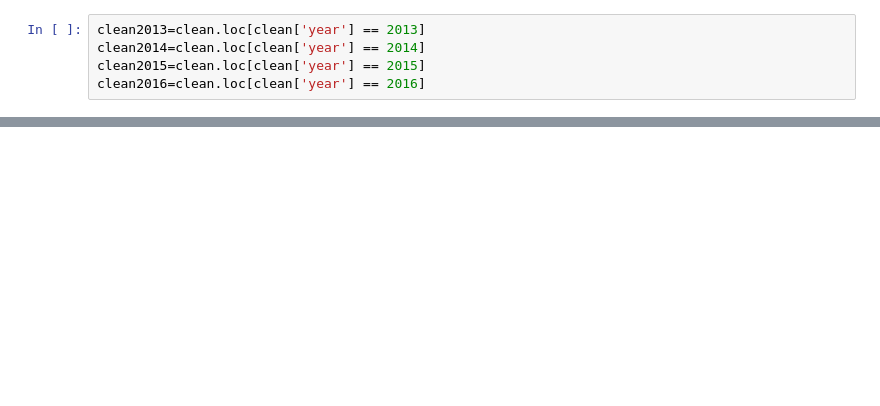
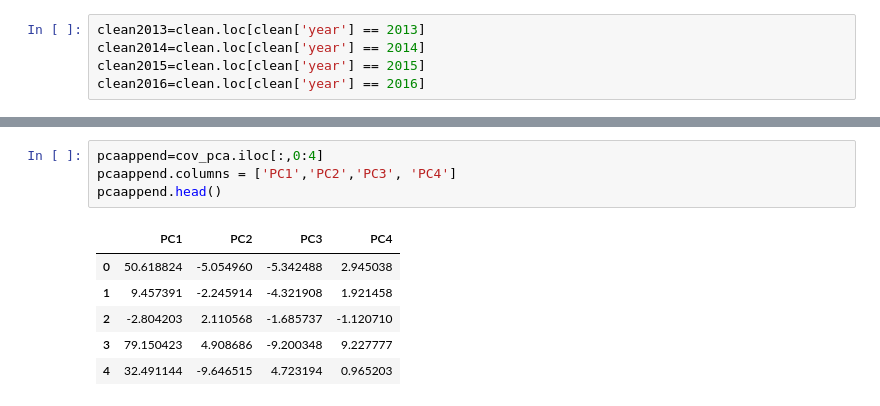
Before and after one commit to statathon-2019/EDA, a Jupyter notebook: GLM.ipynb, the cells around one changed output, grey strips where cells are left out. Cells and saved outputs as stored; diff of their text form; blank space fills up the shorter version.

```diff
--- a/GLM.ipynb
+++ b/GLM.ipynb
@@ -187,0 +225,11 @@ metrics.auc(fpr, tpr)
+# %%
+pcaappend=cov_pca.iloc[:,0:4]
+pcaappend.columns = ['PC1','PC2','PC3', 'PC4']
+pcaappend.head()
+# %% [output]
+|  | PC1 | PC2 | PC3 | PC4 |
+| 0 | 50.618824 | -5.054960 | -5.342488 | 2.945038 |
+| 1 | 9.457391 | -2.245914 | -4.321908 | 1.921458 |
+| 2 | -2.804203 | 2.110568 | -1.685737 | -1.120710 |
+| 3 | 79.150423 | 4.908686 | -9.200348 | 9.227777 |
+| 4 | 32.491144 | -9.646515 | 4.723194 | 0.965203 |
```
Also changed, not shown: parts of 54 cells of this notebook.
